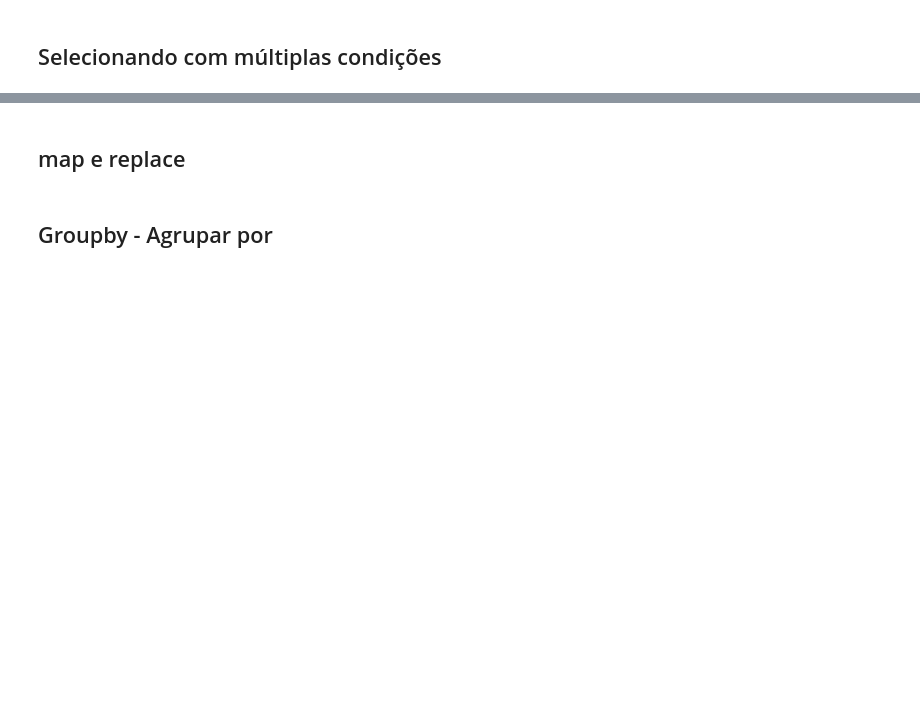
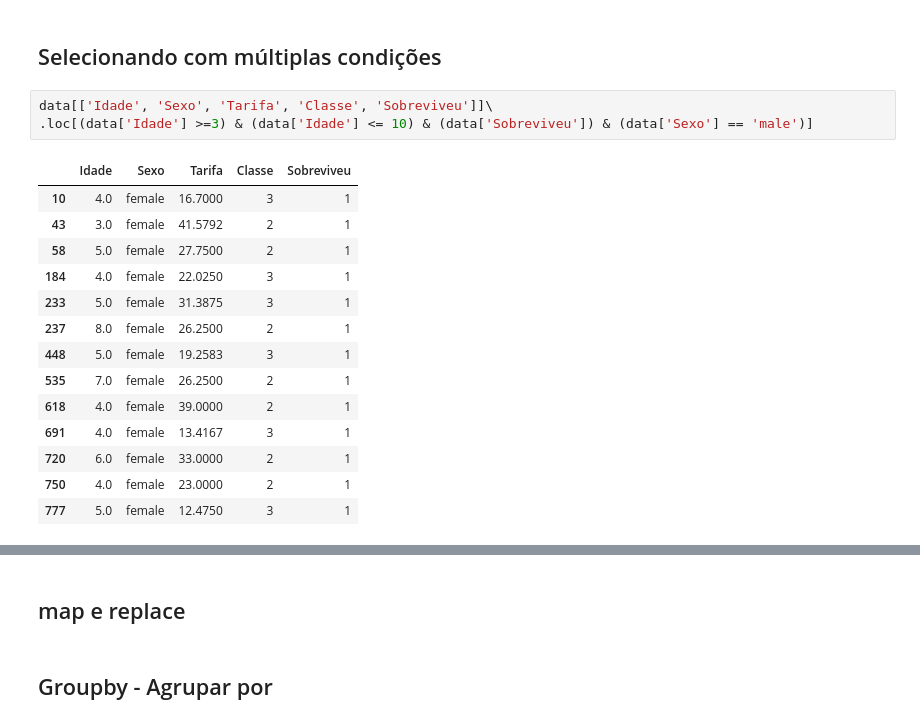
Before and after one commit to castpy/Learning, a Jupyter notebook: Escolas/Udemy/Data Science e Machine Learning/Módulo 04/Pandas.ipynb, the cells around one changed output, grey strips where cells are left out. Cells and saved outputs as stored; diff of their text form; blank space fills up the shorter version.

```diff
--- a/Escolas/Udemy/Data Science e Machine Learning/Módulo 04/Pandas.ipynb
+++ b/Escolas/Udemy/Data Science e Machine Learning/Módulo 04/Pandas.ipynb
@@ -222,2 +231,20 @@ data['Nome'].iloc[2]
 # %% [markdown]
 ## Selecionando com múltiplas condições
+# %%
+data[['Idade', 'Sexo', 'Tarifa', 'Classe', 'Sobreviveu']]\
+.loc[(data['Idade'] >=3) & (data['Idade'] <= 10) & (data['Sobreviveu']) & (data['Sexo'] == 'male')]
+# %% [output]
+|  | Idade | Sexo | Tarifa | Classe | Sobreviveu |
+| 10 | 4.0 | female | 16.7000 | 3 | 1 |
+| 43 | 3.0 | female | 41.5792 | 2 | 1 |
+| 58 | 5.0 | female | 27.7500 | 2 | 1 |
+| 184 | 4.0 | female | 22.0250 | 3 | 1 |
+| 233 | 5.0 | female | 31.3875 | 3 | 1 |
+| 237 | 8.0 | female | 26.2500 | 2 | 1 |
+| 448 | 5.0 | female | 19.2583 | 3 | 1 |
+| 535 | 7.0 | female | 26.2500 | 2 | 1 |
+| 618 | 4.0 | female | 39.0000 | 2 | 1 |
+| 691 | 4.0 | female | 13.4167 | 3 | 1 |
+| 720 | 6.0 | female | 33.0000 | 2 | 1 |
+| 750 | 4.0 | female | 23.0000 | 2 | 1 |
+| 777 | 5.0 | female | 12.4750 | 3 | 1 |
```
Also changed, not shown: parts of 3 cells of this notebook.
